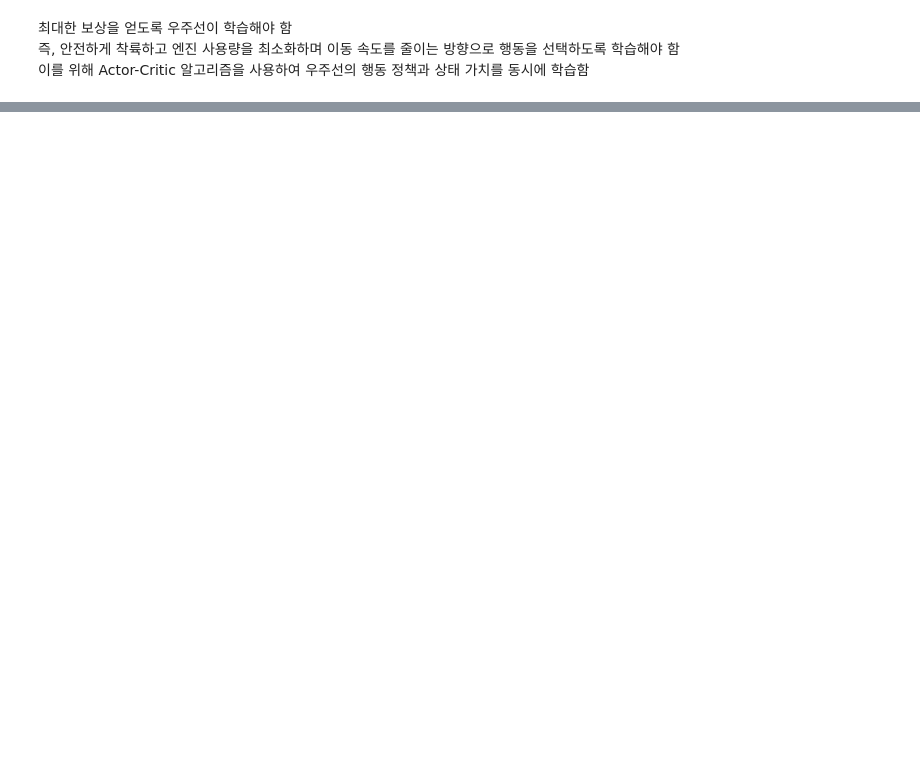
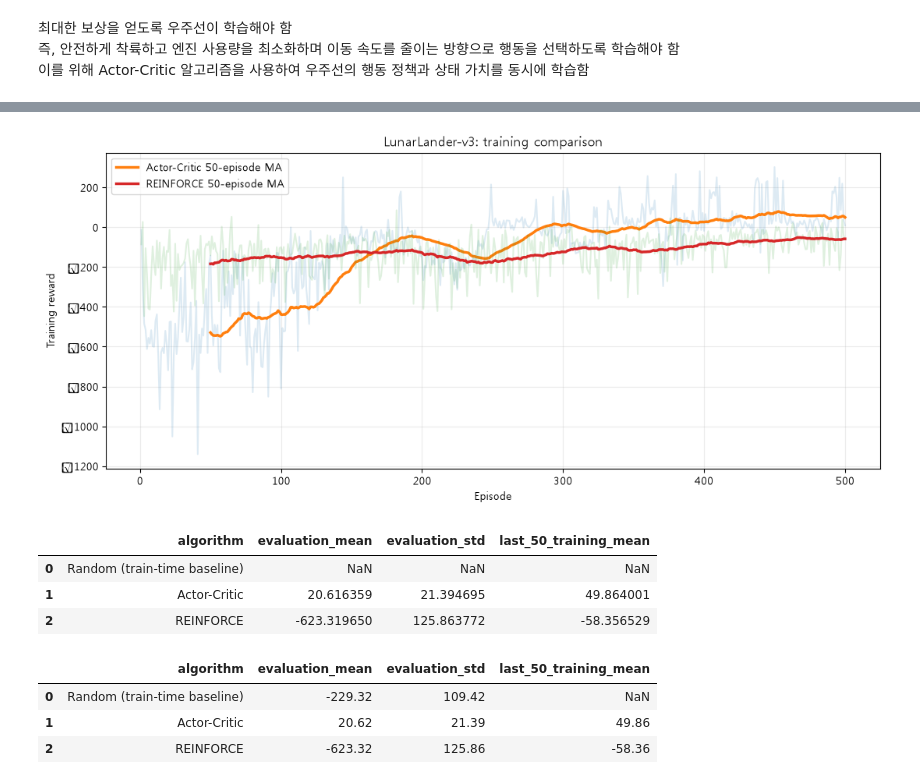
Before and after one commit to OhSeungAh2/multimodal, a Jupyter notebook: 4_딥강화학습.ipynb, the cells around one changed output, grey strips where cells are left out. Saved outputs shown, nothing was run; the diff lists cells and outputs as text; code cells hidden in the pictures; blank space fills up the shorter version.

```diff
--- a/4_딥강화학습.ipynb
+++ b/4_딥강화학습.ipynb
@@ -1014,0 +1580,22 @@ python -m pip install "gymnasium[box2d]"
+# %%
+class PolicyNet(nn.Module):
+    def __init__(self, obs_dim=8, n_actions=4, hidden=128):
+        super().__init__()
+        self.net = nn.Sequential(
+            nn.Linear(obs_dim, hidden),
+            nn.Tanh(),
+            nn.Linear(hidden, hidden),
+            nn.Tanh(),
+            nn.Linear(hidden, n_actions)
+        )
+
+    def forward(self, x):
+        return self.net(x)
+
+def discounted_returns(rewards,gamma):
+    out=[]
+    G = 0.0
+    for r in reversed(rewards):
+        G=float(r)+gamma*G
+        out.append(G)
+    return list(reversed(out))
@@ -1014,0 +1648,7 @@ python -m pip install "gymnasium[box2d]"
+# %%
+RE_EPISODES = AC_EPISODES
+re_model, re_history = train_reinforce(
+    episodes=RE_EPISODES, seed=2026, gamma=0.99, lr=3e-4,
+    normalize_returns=True
+)
+print("REINFORCE 최근 50회 평균:", round(re_history.reward.tail(50).mean(),2))
@@ -1014,0 +1677,11 @@ python -m pip install "gymnasium[box2d]"
+# %%
+plt.figure(figsize=(11,5))
+for name, hist in [("Actor-Critic", ac_history), ("REINFORCE", re_history)]:
+    plt.plot(hist.episode, hist.reward, alpha=0.15)
+    xx, yy = moving_average(hist.reward, 50)
+    if len(xx): plt.plot(xx, yy, linewidth=2.5, label=f"{name} 50-episode MA")
+plt.xlabel("Episode"); plt.ylabel("Training reward")
+plt.title("LunarLander-v3: training comparison")
+plt.grid(alpha=0.25); plt.legend(); plt.tight_layout(); plt.show()
+# %% [output]
+[figure, added]
@@ -1014,0 +1696,19 @@ python -m pip install "gymnasium[box2d]"
+# %%
+comparison
+# %% [output]
+|  | algorithm | evaluation_mean | evaluation_std | last_50_training_mean |
+| 0 | Random (train-time baseline) | NaN | NaN | NaN |
+| 1 | Actor-Critic | 20.616359 | 21.394695 | 49.864001 |
+| 2 | REINFORCE | -623.319650 | 125.863772 | -58.356529 |
+# %%
+# 이걸로 비교해보자
+random_eval_scores = run_random_baseline(episodes=30, seed=1000)
+comparison.loc[0, "evaluation_mean"] = np.mean(random_eval_scores)
+comparison.loc[0, "evaluation_std"] = np.std(random_eval_scores, ddof=1)
+
+comparison.round(2)
+# %% [output]
+|  | algorithm | evaluation_mean | evaluation_std | last_50_training_mean |
+| 0 | Random (train-time baseline) | -229.32 | 109.42 | NaN |
+| 1 | Actor-Critic | 20.62 | 21.39 | 49.86 |
+| 2 | REINFORCE | -623.32 | 125.86 | -58.36 |
```
Also changed, not shown: parts of 43 cells of this notebook, 10 other files.
